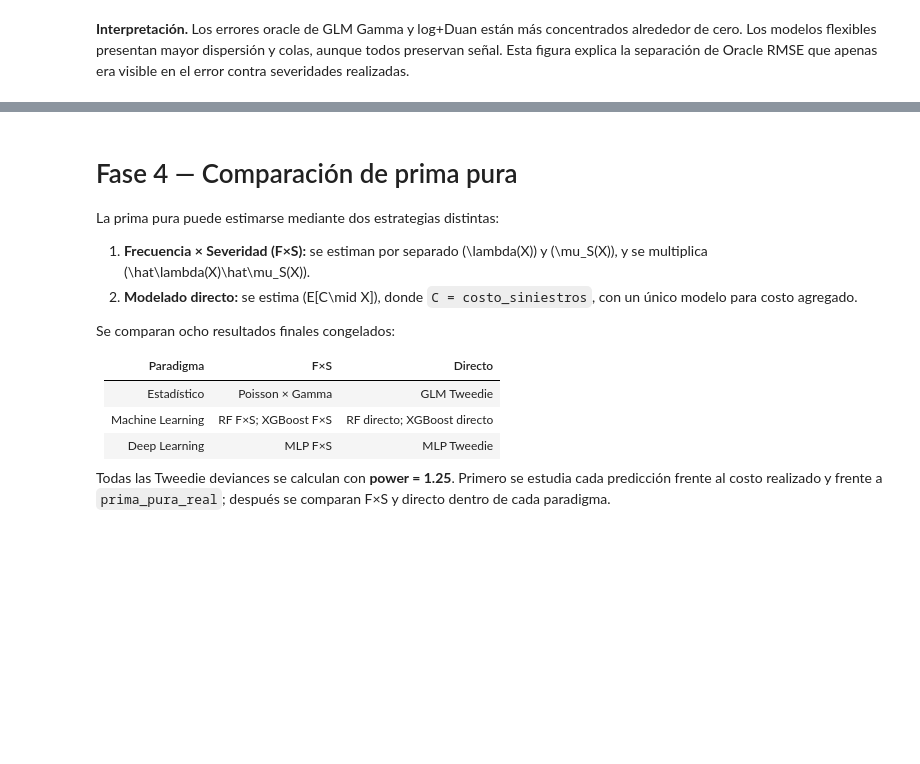
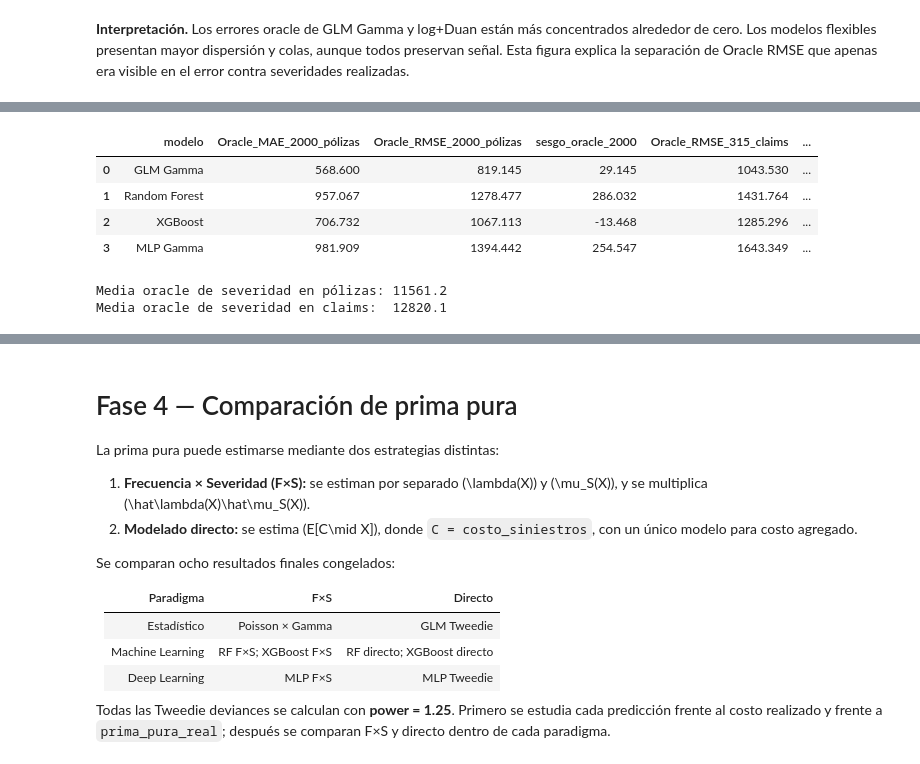
Before and after one commit to ActuarioDereckFuzz/Modelos_estadisticosvsMLvsDeep-Learning, a Jupyter notebook: notebooks/06_model_comparison.ipynb, the cells around one changed output, grey strips where cells are left out. Cells and saved outputs as stored; diff of their text form; code cells hidden in the pictures; blank space fills up the shorter version.

```diff
--- a/notebooks/06_model_comparison.ipynb
+++ b/notebooks/06_model_comparison.ipynb
@@ -1286,0 +1286,44 @@ La fase termina aquí. No se combinan todavía frecuencia y severidad ni se anal
+# %%
+SEVERITY_POLICY_COLUMNS = {
+    "GLM Gamma": "sev_glm_gamma",
+    "Random Forest": "sev_rf",
+    "XGBoost": "sev_xgb",
+    "MLP Gamma": "sev_mlp",
+}
+
+# El oracle de una misma póliza debe ser consistente entre el archivo
+# a nivel claim y el archivo de predicciones de cartera.
+claim_oracle_check = severity_predictions[["policy_id", "severidad_esperada_real"]].merge(
+    policy_predictions[["policy_id", "severidad_esperada_real"]],
+    on="policy_id", how="left", validate="many_to_one", suffixes=("_claim", "_policy"),
+)
+assert np.allclose(
+    claim_oracle_check["severidad_esperada_real_claim"],
+    claim_oracle_check["severidad_esperada_real_policy"],
+    rtol=1e-10, atol=1e-7,
+)
+
+severity_policy_rows = []
+for model, column in SEVERITY_POLICY_COLUMNS.items():
+    errors = (policy_predictions[column] - policy_predictions["severidad_esperada_real"]).to_numpy(float)
+    claim_row = severity_diagnostics.loc[severity_diagnostics["modelo"].eq(model)].iloc[0]
+    severity_policy_rows.append({
+        "modelo": model,
+        "Oracle_MAE_2000_pólizas": np.mean(np.abs(errors)),
+        "Oracle_RMSE_2000_pólizas": np.sqrt(np.mean(errors**2)),
+        "sesgo_oracle_2000": np.mean(errors),
+        "Oracle_RMSE_315_claims": claim_row["Oracle_RMSE"],
+        "cambio_RMSE_cartera_vs_claims_%": 100 * (np.sqrt(np.mean(errors**2)) / claim_row["Oracle_RMSE"] - 1),
+    })
+severity_policy_oracle = pd.DataFrame(severity_policy_rows)
+display(severity_policy_oracle.round(3))
+print("Media oracle de severidad en pólizas:", round(policy_predictions["severidad_esperada_real"].mean(), 2))
+print("Media oracle de severidad en claims: ", round(severity_predictions["severidad_esperada_real"].mean(), 2))
+# %% [output]
+|  | modelo | Oracle_MAE_2000_pólizas | Oracle_RMSE_2000_pólizas | sesgo_oracle_2000 | Oracle_RMSE_315_claims | ... |
+| 0 | GLM Gamma | 568.600 | 819.145 | 29.145 | 1043.530 | ... |
+| 1 | Random Forest | 957.067 | 1278.477 | 286.032 | 1431.764 | ... |
+| 2 | XGBoost | 706.732 | 1067.113 | -13.468 | 1285.296 | ... |
+| 3 | MLP Gamma | 981.909 | 1394.442 | 254.547 | 1643.349 | ... |
+Media oracle de severidad en pólizas: 11561.2
+Media oracle de severidad en claims:  12820.1
```
Also changed, not shown: parts of 36 cells of this notebook.
